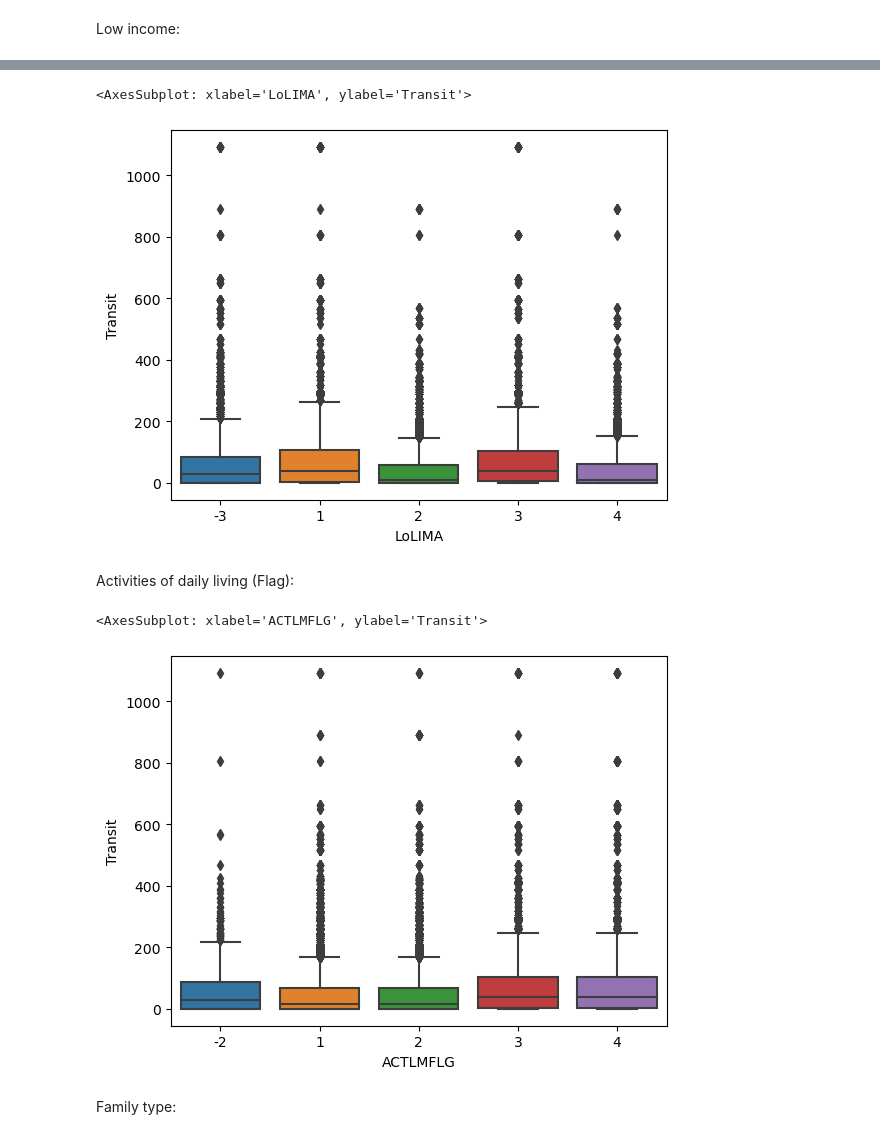
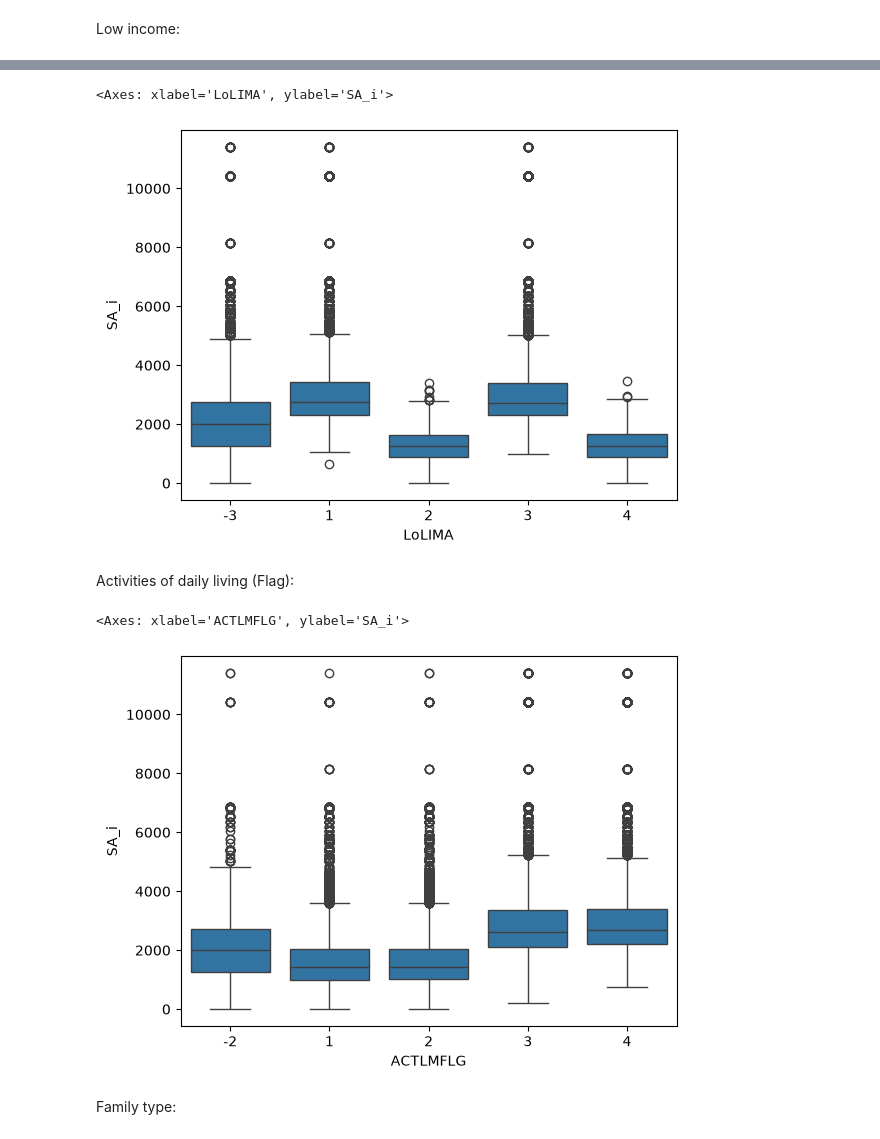
Before and after one commit to dias-bruno/CommuteCA, a Jupyter notebook: data-raw/make-data/01_test_data/02-Census-Test-Data-Toronto.ipynb, the cells around one changed output, grey strips where cells are left out. Saved outputs shown, nothing was run; the diff lists cells and outputs as text; code cells hidden in the pictures.

```diff
--- a/data-raw/make-data/01_test_data/02-Census-Test-Data-Toronto.ipynb
+++ b/data-raw/make-data/01_test_data/02-Census-Test-Data-Toronto.ipynb
@@ -221,7 +213,7 @@ census_GTAH_sa
 # %% [markdown]
 Gender:
 # %%
-centered = census_GTAH_sa['Car-motor'] - census_GTAH_sa['Car-motor'].median()
+centered = census_toronto_sa['SA_i'] - census_toronto_sa['SA_i'].median()
 prob_gender_1 = 1 - expit(-centered * 0.005)
-census_GTAH_sa['GENDER_BINARY'] = np.random.binomial(1, prob_gender_1) + 1
+census_toronto_sa['GENDER_BINARY'] = np.random.binomial(1, prob_gender_1) + 1
 # %%
@@ -232,8 +224,8 @@ sns.boxplot(data=census_GTAH_sa, x='GENDER_BINARY', y='Transit')
 # %% [markdown]
 Low income:
 # %%
-prob_high = expit(centered * 0.006)
-prob_low = expit(-centered * 0.006)
+prob_high = expit(centered * 0.05)
+prob_low = expit(-centered * 0.25)
 
 total = prob_high + prob_low + prob_high + prob_low
 p1 = prob_high / total
@@ -243,20 +235,20 @@ p4 = prob_low / total
 
 probs = np.vstack([p1, p2, p3, p4]).T
 
-n = len(census_GTAH_sa)
+n = len(census_toronto_sa)
 prob_minus_3 = 0.03
 
 is_minus_3 = np.random.rand(n) < prob_minus_3
 
-LoLICOA = []
+LOLICOA = []
 
 choices_core = [1, 2, 3, 4]
 
 for i in range(n):
-    if is_minus_3[i] or census_GTAH_sa['CfInc_AT'][i] < 35000:
-        LoLICOA.append(-3)
+    if is_minus_3[i] or census_toronto_sa['CfInc_AT'][i] < 35000:
+        LOLICOA.append(-3)
     else:
-        LoLICOA.append(np.random.choice(choices_core, p=probs[i]))
+        LOLICOA.append(np.random.choice(choices_core, p=probs[i]))
 
-census_GTAH_sa['LoLICOA'] = LoLICOA
+census_toronto_sa['LOLICOA'] = LOLICOA
 # %%
@@ -276,7 +268,7 @@ p4 = prob_low / total
 
 probs = np.vstack([p1, p2, p3, p4]).T
 
-n = len(census_GTAH_sa)
+n = len(census_toronto_sa)
 prob_minus_3 = 0.03
 
 is_minus_3 = np.random.rand(n) < prob_minus_3
@@ -286,17 +278,17 @@ LoLIMA = []
 choices_core = [1, 2, 3, 4]
 
 for i in range(n):
-    if is_minus_3[i] or census_GTAH_sa['CfInc_AT'][i] < 33000:
+    if is_minus_3[i] or census_toronto_sa['CfInc_AT'][i] < 33000:
         LoLIMA.append(-3)
     else:
         LoLIMA.append(np.random.choice(choices_core, p=probs[i]))
 
-census_GTAH_sa['LoLIMA'] = LoLIMA
+census_toronto_sa['LoLIMA'] = LoLIMA
 # %%
-sns.boxplot(data=census_GTAH_sa, x='LoLIMA', y='Transit')
+sns.boxplot(data=census_toronto_sa, x='LoLIMA', y='SA_i')
 # %% [output]
-<AxesSubplot: xlabel='LoLIMA', ylabel='Transit'>
+<Axes: xlabel='LoLIMA', ylabel='SA_i'>
-[figure, old version]
+[figure, new version]
 # %% [markdown]
 Activities of daily living (Flag):
 # %%
@@ -312,7 +304,7 @@ p4 = prob_high / total
 
 probs = np.vstack([p1, p2, p3, p4]).T
 
-n = len(census_GTAH_sa)
+n = len(census_toronto_sa)
 prob_minus_2 = 0.02
 
 is_minus_2 = np.random.rand(n) < prob_minus_2
@@ -327,12 +319,12 @@ for i in range(n):
     else:
         ACTLMFLG.append(np.random.choice(choices_core, p=probs[i]))
 
-census_GTAH_sa['ACTLMFLG'] = ACTLMFLG
+census_toronto_sa['ACTLMFLG'] = ACTLMFLG
 # %%
-sns.boxplot(data=census_GTAH_sa, x='ACTLMFLG', y='Transit')
+sns.boxplot(data=census_toronto_sa, x='ACTLMFLG', y='SA_i')
 # %% [output]
-<AxesSubplot: xlabel='ACTLMFLG', ylabel='Transit'>
+<Axes: xlabel='ACTLMFLG', ylabel='SA_i'>
-[figure, old version]
+[figure, new version]
 # %% [markdown]
 Family type:
 # %%
```
Also changed, not shown: parts of 83 cells of this notebook, 5 other files.
